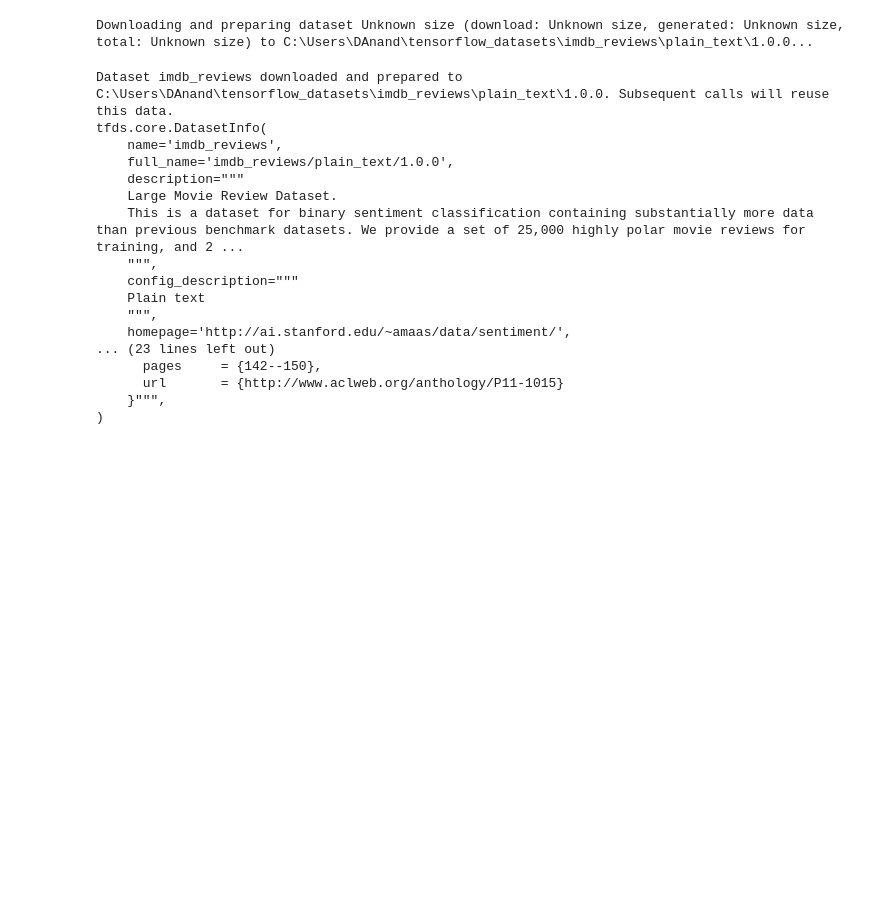
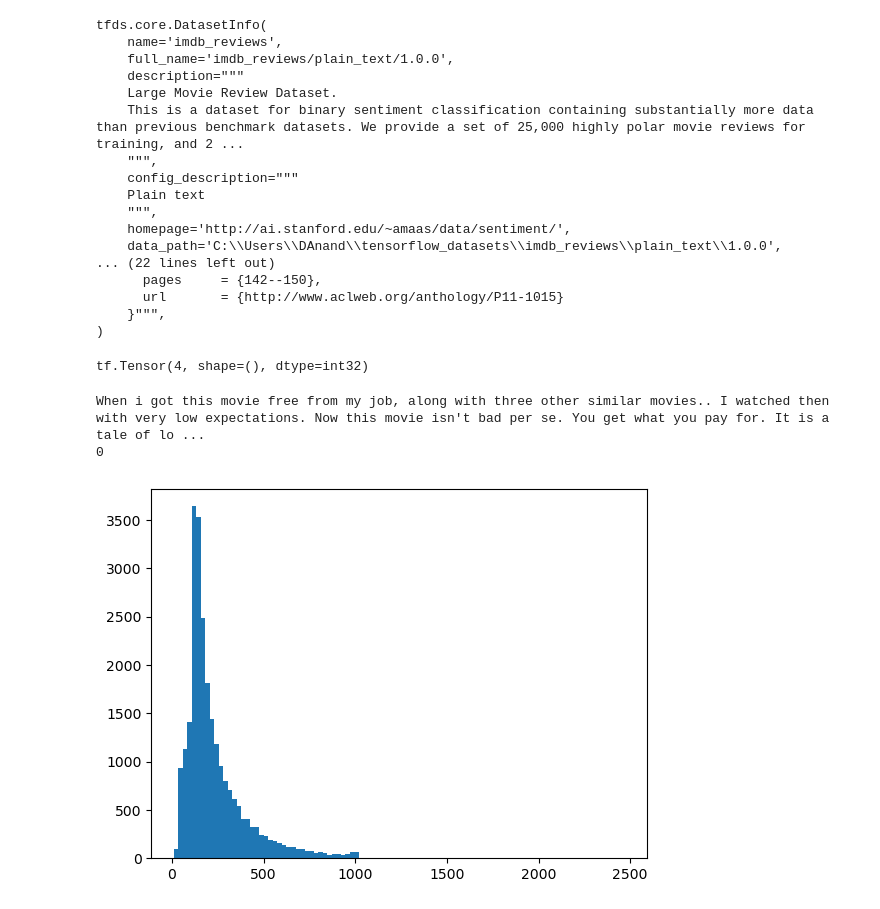
Before and after one commit to dnanad/dsr32, a Jupyter notebook: 12NLP_Transfer_Learning/DSR Batch 32 IMDB.ipynb, the cells around one changed output. Drawn from its saved outputs; the diff is of its cells as text; code cells hidden in the pictures; blank space fills up the shorter version.

Commit message:
imdb

```diff
--- a/12NLP_Transfer_Learning/DSR Batch 32 IMDB.ipynb
+++ b/12NLP_Transfer_Learning/DSR Batch 32 IMDB.ipynb
@@ -13,27 +13,52 @@ import numpy as np
 # %%
 datasets, info = tfds.load(
     "imdb_reviews/plain_text",
+    split=["train", "test[:50%]", "test[50%:]"],
     as_supervised=True,
     with_info=True
 )
-
-print(info)
+datasets_train_original = datasets[0]
+datasets_validate_original = datasets[1]
+datasets_test_original = datasets[2]
+info
 # %% [output]
-Downloading and preparing dataset Unknown size (download: Unknown size, generated: Unknown size, total: Unknown size) to C:\Users\DAnand\tensorflow_datasets\imdb_reviews\plain_text\1.0.0...
+tfds.core.DatasetInfo(
+    name='imdb_reviews',
+    full_name='imdb_reviews/plain_text/1.0.0',
+    description="""
+    Large Movie Review Dataset.
+    This is a dataset for binary sentiment classification containing substantially more data than previous benchmark datasets. We provide a set of 25,000 highly polar movie reviews for training, and 2 ...
+    """,
+    config_description="""
+    Plain text
+    """,
+    homepage='http://ai.stanford.edu/~amaas/data/sentiment/',
+    data_path='C:\\Users\\DAnand\\tensorflow_datasets\\imdb_reviews\\plain_text\\1.0.0',
+... (22 lines left out)
+      pages     = {142--150},
+      url       = {http://www.aclweb.org/anthology/P11-1015}
+    }""",
+)
-Dataset imdb_reviews downloaded and prepared to C:\Users\DAnand\tensorflow_datasets\imdb_reviews\plain_text\1.0.0. Subsequent calls will reuse this data.
-tfds.core.DatasetInfo(
-    name='imdb_reviews',
-    full_name='imdb_reviews/plain_text/1.0.0',
-    description="""
-    Large Movie Review Dataset.
-    This is a dataset for binary sentiment classification containing substantially more data than previous benchmark datasets. We provide a set of 25,000 highly polar movie reviews for training, and 2 ...
-    """,
-    config_description="""
-    Plain text
-    """,
-    homepage='http://ai.stanford.edu/~amaas/data/sentiment/',
-... (23 lines left out)
-      pages     = {142--150},
-      url       = {http://www.aclweb.org/anthology/P11-1015}
-    }""",
-)
+# %%
+print(tf.random.uniform(shape=(), minval=1, maxval=5, dtype=tf.int32))
+# %% [output]
+tf.Tensor(4, shape=(), dtype=int32)
+# %%
+for x,y in datasets_train_original.shuffle(1000).take(1):
+    print(x.numpy().decode("utf-8"))
+    print(y.numpy())
+# %% [output]
+When i got this movie free from my job, along with three other similar movies.. I watched then with very low expectations. Now this movie isn't bad per se. You get what you pay for. It is a tale of lo ...
+0
+# %%
+#distribution of number of words
+#outliers IQR
+lenghts = []
+for x, _ in datasets_train_original:
+    x = x.numpy().decode("utf-8").split()
+    lenghts += [len(x)]
+plt.hist(lenghts, bins=100)
+plt.show()
+plt.close()
+# %% [output]
+[figure, added]
```
Also changed, not shown: parts of 24 cells of this notebook, 1 other file.
